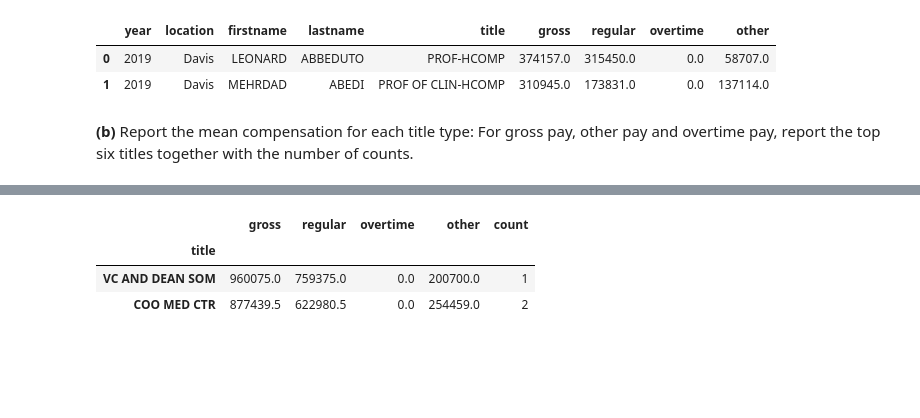
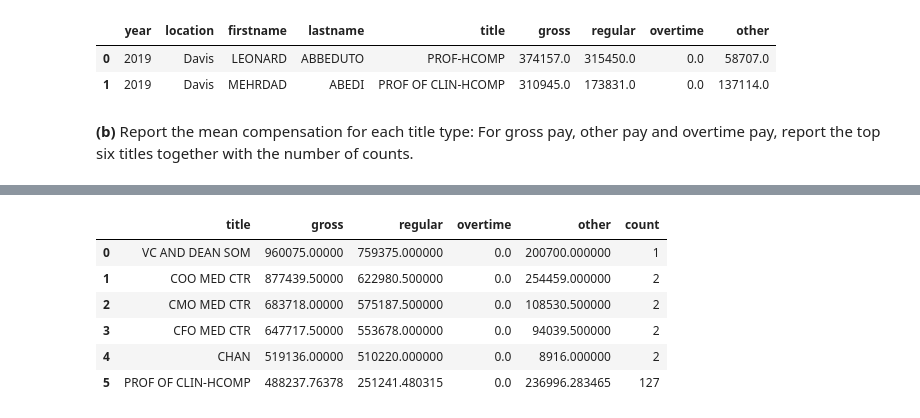
Before and after one commit to cc81972/STA141B, a Jupyter notebook: hw2/homework_2.ipynb, the cells around one changed output, grey strips where cells are left out. Saved outputs shown, nothing was run; the diff lists cells and outputs as text; code cells hidden in the pictures; blank space fills up the shorter version.

```diff
--- a/hw2/homework_2.ipynb
+++ b/hw2/homework_2.ipynb
@@ -446,3 +446,6 @@ array(['PROF-HCOMP', 'PROF OF CLIN-HCOMP', 'HS ASST CLIN PROF-HCOMP',
        'FAC PROJECT MGR 3', 'MGD CARE MGR 4', 'PROF-FY-B/E/E',
        'ATH MGR 4', 'ASSOC PROF-AY-B/E/E', 'CLIN NURSE 2',
        'FINANCIAL SVC MGR 4', 'HR MGR 4', 'NURSE PD'], dtype=object)
+# %%
+grouped_table = table.groupby('title').agg({'gross': 'mean', 'regular': 'mean', 'overtime': 'mean', 'other': 'mean'}).reset_index()
+grouped_table
@@ -448,0 +466,3 @@ array(['PROF-HCOMP', 'PROF OF CLIN-HCOMP', 'HS ASST CLIN PROF-HCOMP',
+# %%
+grouped_table['count'] = table.groupby('title').size().reset_index(name='count')['count']
+grouped_table
@@ -448,0 +483,3 @@ array(['PROF-HCOMP', 'PROF OF CLIN-HCOMP', 'HS ASST CLIN PROF-HCOMP',
+# %%
+grouped_table = grouped_table.sort_values(by='gross', ascending=False)
+grouped_table
@@ -449,7 +500,12 @@ array(['PROF-HCOMP', 'PROF OF CLIN-HCOMP', 'HS ASST CLIN PROF-HCOMP',
+# %%
+grouped_table = grouped_table.reset_index(drop=True)
 # %%
-grouped_table.head(2)
+grouped_table.head(6)
 # %% [output]
-|  | gross | regular | overtime | other | count |
-| title |  |  |  |  |  |
-| VC AND DEAN SOM | 960075.0 | 759375.0 | 0.0 | 200700.0 | 1 |
-| COO MED CTR | 877439.5 | 622980.5 | 0.0 | 254459.0 | 2 |
+|  | title | gross | regular | overtime | other | count |
+| 0 | VC AND DEAN SOM | 960075.00000 | 759375.000000 | 0.0 | 200700.000000 | 1 |
+| 1 | COO MED CTR | 877439.50000 | 622980.500000 | 0.0 | 254459.000000 | 2 |
+| 2 | CMO MED CTR | 683718.00000 | 575187.500000 | 0.0 | 108530.500000 | 2 |
+| 3 | CFO MED CTR | 647717.50000 | 553678.000000 | 0.0 | 94039.500000 | 2 |
+| 4 | CHAN | 519136.00000 | 510220.000000 | 0.0 | 8916.000000 | 2 |
+| 5 | PROF OF CLIN-HCOMP | 488237.76378 | 251241.480315 | 0.0 | 236996.283465 | 127 |
```
Also changed, not shown: parts of 4 cells of this notebook.
